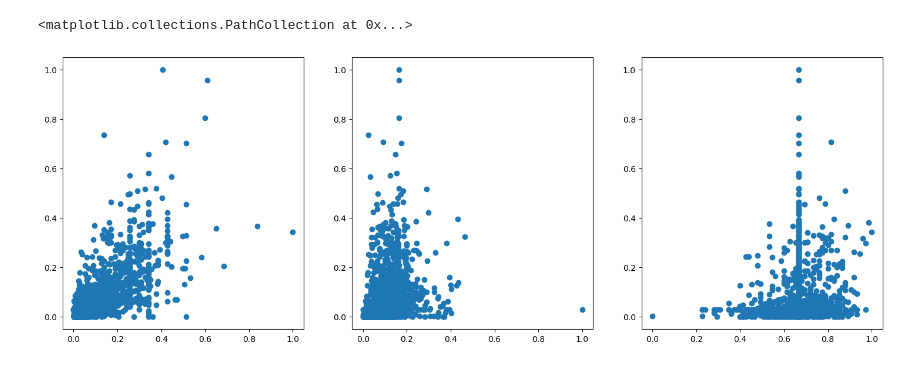
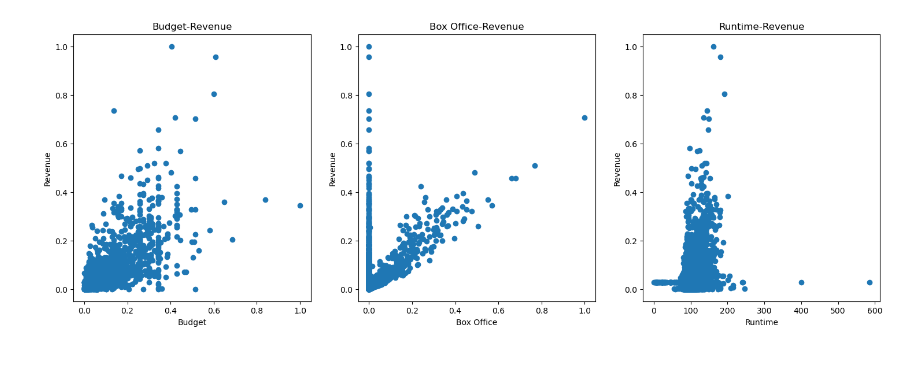
Before and after one commit to muhammad-ahmed-gh/movies-data-analysis, a Jupyter notebook: exploration.ipynb, the cells around one changed output. Saved outputs shown, nothing was run; the diff lists cells and outputs as text; code cells hidden in the pictures.

Commit message:
Added documentation and some graphs

```diff
--- a/exploration.ipynb
+++ b/exploration.ipynb
@@ -25,14 +44,23 @@ df.head()
 # %%
 plt.figure(figsize=(18, 6))
 
 plt.subplot(1, 3, 1)
 plt.scatter(df.budget, df.revenue_worldwide)
+plt.xlabel("Budget")
+plt.ylabel("Revenue")
+plt.title("Budget-Revenue")
 
 plt.subplot(1, 3, 2)
-plt.scatter(df.cast_popularity_mean, df.revenue_worldwide)
+plt.scatter(df.domestic_box_office, df.revenue_worldwide)
+plt.xlabel("Box Office")
+plt.ylabel("Revenue")
+plt.title("Box Office-Revenue")
 
 plt.subplot(1, 3, 3)
-plt.scatter(df.imdb_rating, df.revenue_worldwide)
+plt.scatter(df.runtime, df.revenue_worldwide)
+plt.xlabel("Runtime")
+plt.ylabel("Revenue")
+plt.title("Runtime-Revenue")
+plt.show()
 # %% [output]
-<matplotlib.collections.PathCollection at 0x...>
-[figure, old version]
+[figure, new version]
```
Also changed, not shown: parts of 14 cells of this notebook.
